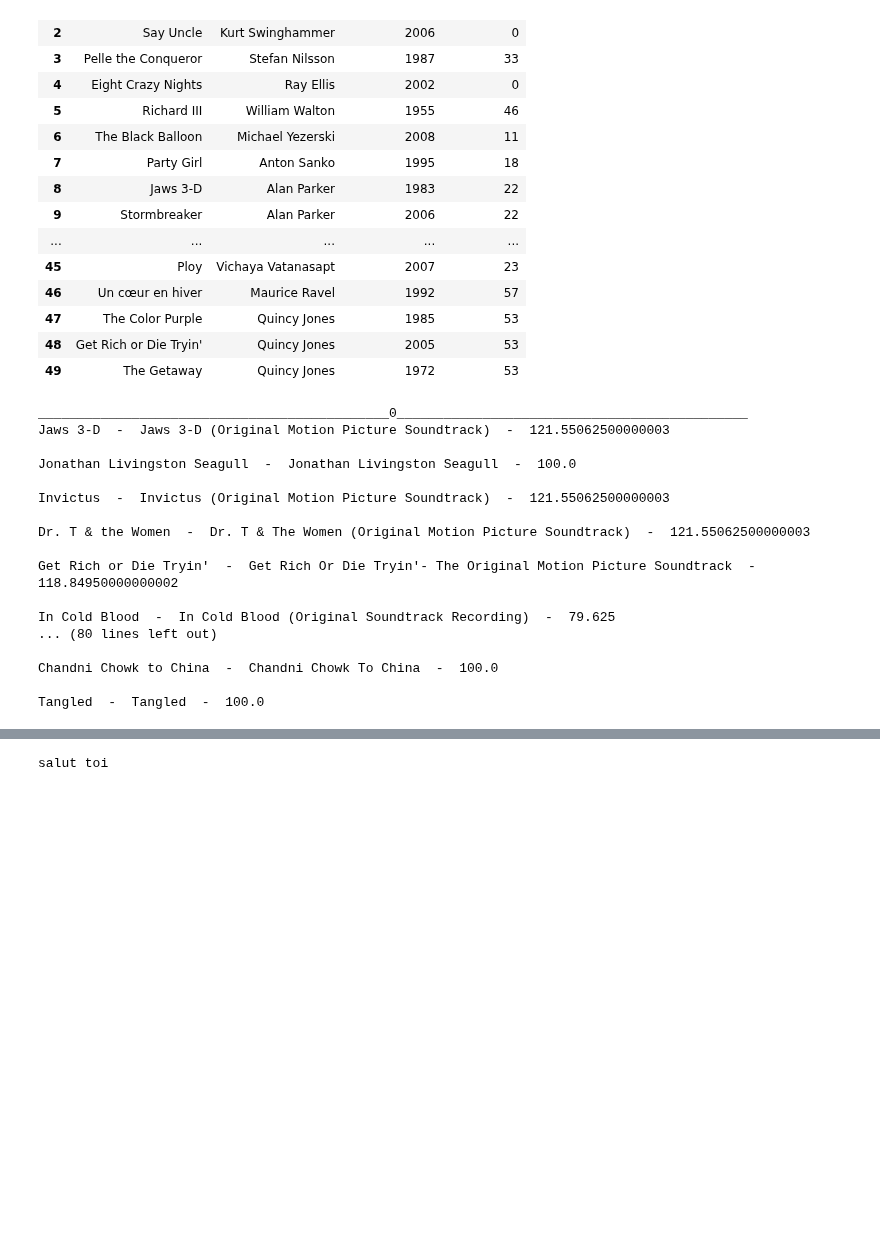
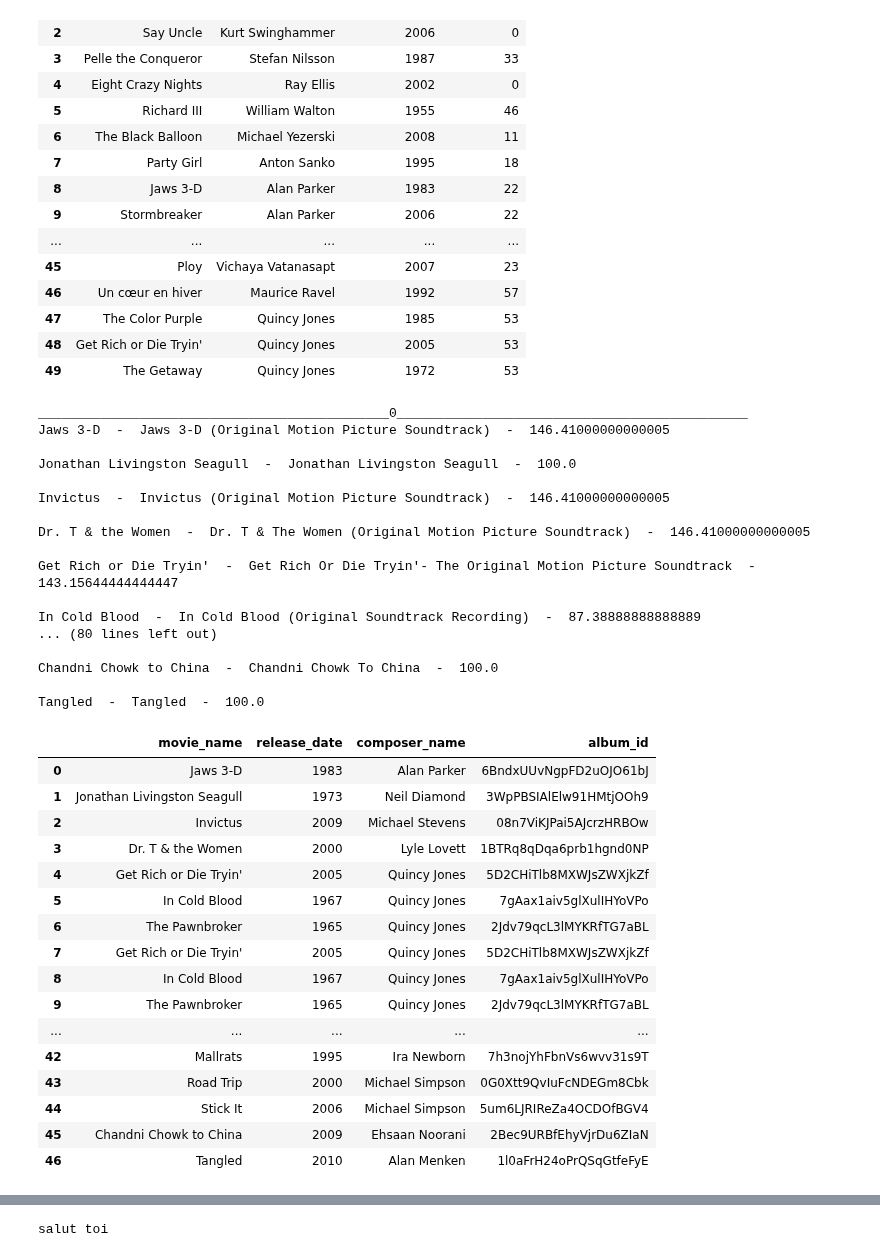
Before and after one commit to epfl-ada/ada-2023-project-learningthesecretsofdata, a Jupyter notebook: milestone_3.ipynb, the cells around one changed output, grey strips where cells are left out. Drawn from its saved outputs; the diff is of its cells as text; code cells hidden in the pictures; blank space fills up the shorter version.

Commit message:
Create a dataFrame with album id

```diff
--- a/milestone_3.ipynb
+++ b/milestone_3.ipynb
@@ -194,13 +194,16 @@ box_office_and_composer_popularity.head(50)
 | 49 | The Getaway | Quincy Jones | 1972 | 53 |
 # %%
 movie_names_and_date = box_office_and_composer_popularity[["movie_name","release_date","composer_name"]]
+columns = movie_names_and_date.columns.values
+columns = np.append(columns, "album_id")
+movie_albums_df = pd.DataFrame(columns=columns)
 
 #Define keywords to search for soundtrack of movies
 POSITIVE_KEYWORD = ["original", "motion", "picture", "soundtrack", "music", "band", "score", "theme", "ost", "ost.", "album", "composed", "conducted"]
 NEGATIVE_KEYWORD = ["game", "video", "television", "series", "show", "episode", "season", "episode", "seasons"]
 NEUTRAL_KEYWORD = ["the", "of", "from", "in", "on", "at", "for", "a", "an", "and", "or", "with", "by", "to", "version", "vol", "vol.", "pt", "pt.", "part", "part.", "ver", "ver.", "&"]
 
-POSITIVE_INFLUENCE = 1.05
+POSITIVE_INFLUENCE = 1.1
 NEGATIVE_INFLUENCE = 0.9
 
 def count_occurence_and_return_diff(movie_name, query_words, keyword_list):
@@ -253,41 +256,66 @@ def score_best_matching_albums(albums_df: pd.DataFrame, date, name, composer):
             continue
 
         modifiers = POSITIVE_INFLUENCE**pos_count * NEGATIVE_INFLUENCE**neg_count
         score += [(j, modifiers*fuzz.ratio(movie_name, result))]
     return score
 
 
 async with SpotifyDataLoader() as spotify:
+    count = 0
     for i in range(0, 250, 100):
         print("_____________________________________________%i_____________________________________________" %i)
-        date = list(movie_names_and_date.release_date[i:i + 100])
-        names = list(movie_names_and_date.movie_name[i:i + 100])
-        composer = list(movie_names_and_date.composer_name[i:i + 100])
+        batch = movie_names_and_date.loc[i:i + 100]
+        date = list(batch.release_date)
+        names = list(batch.movie_name)
+        composer = list(batch.composer_name)
         results = await spotify.search_albums_by_name(names)
         for j, albums in enumerate(results):
             albums_df = pd.DataFrame(albums)
             scores = score_best_matching_albums(albums_df, date[j], names[j], composer[j])
             if len(scores) > 0:
                 best_score = max(scores, key=lambda x: x[1])
                 print(names[j], " - ", albums_df.loc[best_score[0]]["name"], " - ", best_score[1], "\n")
+                row= movie_names_and_date.loc[i+j].copy()
+                row["album_id"] = albums_df.loc[best_score[0]]["id"]
+                movie_albums_df.loc[count] = row
+                count += 1
+
+display(movie_albums_df)
 # %% [output]
 _____________________________________________0_____________________________________________
-Jaws 3-D  -  Jaws 3-D (Original Motion Picture Soundtrack)  -  121.55062500000003
+Jaws 3-D  -  Jaws 3-D (Original Motion Picture Soundtrack)  -  146.41000000000005
 
 Jonathan Livingston Seagull  -  Jonathan Livingston Seagull  -  100.0
 
-Invictus  -  Invictus (Original Motion Picture Soundtrack)  -  121.55062500000003
+Invictus  -  Invictus (Original Motion Picture Soundtrack)  -  146.41000000000005
 
-Dr. T & the Women  -  Dr. T & The Women (Original Motion Picture Soundtrack)  -  121.55062500000003
+Dr. T & the Women  -  Dr. T & The Women (Original Motion Picture Soundtrack)  -  146.41000000000005
 
-Get Rich or Die Tryin'  -  Get Rich Or Die Tryin'- The Original Motion Picture Soundtrack  -  118.84950000000002
+Get Rich or Die Tryin'  -  Get Rich Or Die Tryin'- The Original Motion Picture Soundtrack  -  143.15644444444447
 
-In Cold Blood  -  In Cold Blood (Original Soundtrack Recording)  -  79.625
+In Cold Blood  -  In Cold Blood (Original Soundtrack Recording)  -  87.38888888888889
 ... (80 lines left out)
 
 Chandni Chowk to China  -  Chandni Chowk To China  -  100.0
 
 Tangled  -  Tangled  -  100.0
+|  | movie_name | release_date | composer_name | album_id |
+| 0 | Jaws 3-D | 1983 | Alan Parker | 6BndxUUvNgpFD2uOJO61bJ |
+| 1 | Jonathan Livingston Seagull | 1973 | Neil Diamond | 3WpPBSIAlElw91HMtjOOh9 |
+| 2 | Invictus | 2009 | Michael Stevens | 08n7ViKJPai5AJcrzHRBOw |
+| 3 | Dr. T & the Women | 2000 | Lyle Lovett | 1BTRq8qDqa6prb1hgnd0NP |
+| 4 | Get Rich or Die Tryin' | 2005 | Quincy Jones | 5D2CHiTlb8MXWJsZWXjkZf |
+| 5 | In Cold Blood | 1967 | Quincy Jones | 7gAax1aiv5glXulIHYoVPo |
+| 6 | The Pawnbroker | 1965 | Quincy Jones | 2Jdv79qcL3lMYKRfTG7aBL |
+| 7 | Get Rich or Die Tryin' | 2005 | Quincy Jones | 5D2CHiTlb8MXWJsZWXjkZf |
+| 8 | In Cold Blood | 1967 | Quincy Jones | 7gAax1aiv5glXulIHYoVPo |
+| 9 | The Pawnbroker | 1965 | Quincy Jones | 2Jdv79qcL3lMYKRfTG7aBL |
+| ... | ... | ... | ... | ... |
+| 42 | Mallrats | 1995 | Ira Newborn | 7h3nojYhFbnVs6wvv31s9T |
+| 43 | Road Trip | 2000 | Michael Simpson | 0G0Xtt9QvIuFcNDEGm8Cbk |
+| 44 | Stick It | 2006 | Michael Simpson | 5um6LJRIReZa4OCDOfBGV4 |
+| 45 | Chandni Chowk to China | 2009 | Ehsaan Noorani | 2Bec9URBfEhyVjrDu6ZIaN |
+| 46 | Tangled | 2010 | Alan Menken | 1l0aFrH24oPrQSqGtfeFyE |
 # %%
 async with SpotifyDataLoader() as spotify:
         date = None
```
Also changed, not shown: parts of 2 cells of this notebook.
